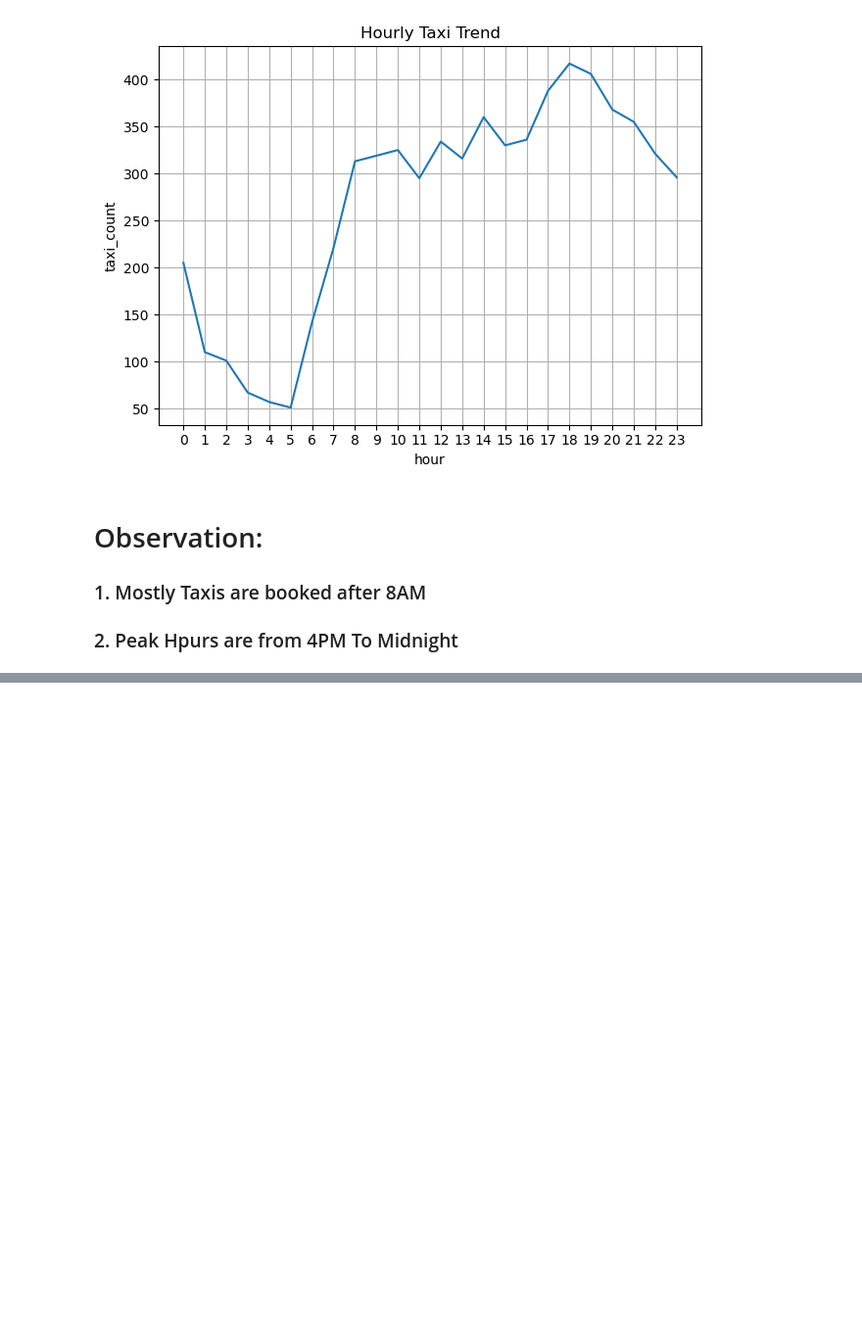
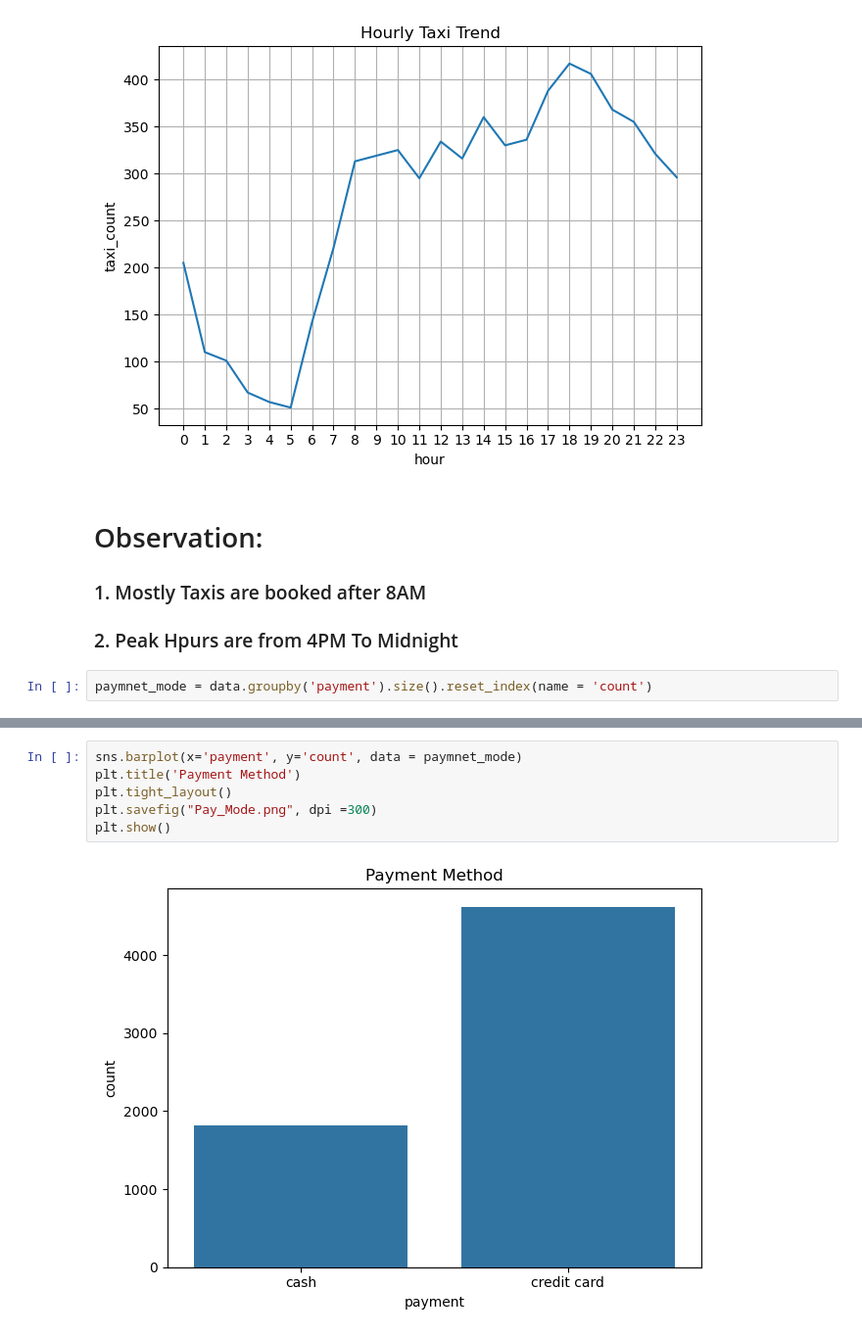
Before and after one commit to Kishansoni3739/seaborn_taxis_data_EDA, a Jupyter notebook: taxis_eda.ipynb, the cells around one changed output, grey strips where cells are left out. Shown at 98% size. Cells and saved outputs as stored; diff of their text form; blank space fills up the shorter version.

Commit message:
Pay Mode Graph

```diff
--- a/taxis_eda.ipynb
+++ b/taxis_eda.ipynb
@@ -349,3 +349,5 @@ plt.show()
 # Observation:
 ### 1. Mostly Taxis are booked after 8AM
 ### 2. Peak Hpurs are from 4PM To Midnight
+# %%
+paymnet_mode = data.groupby('payment').size().reset_index(name = 'count')
@@ -351,0 +360,8 @@ plt.show()
+# %%
+sns.barplot(x='payment', y='count', data = paymnet_mode)
+plt.title('Payment Method')
+plt.tight_layout()
+plt.savefig("Pay_Mode.png", dpi =300)
+plt.show()
+# %% [output]
+[figure, added]
```
Also changed, not shown: parts of 1 cell of this notebook, 2 other files.
